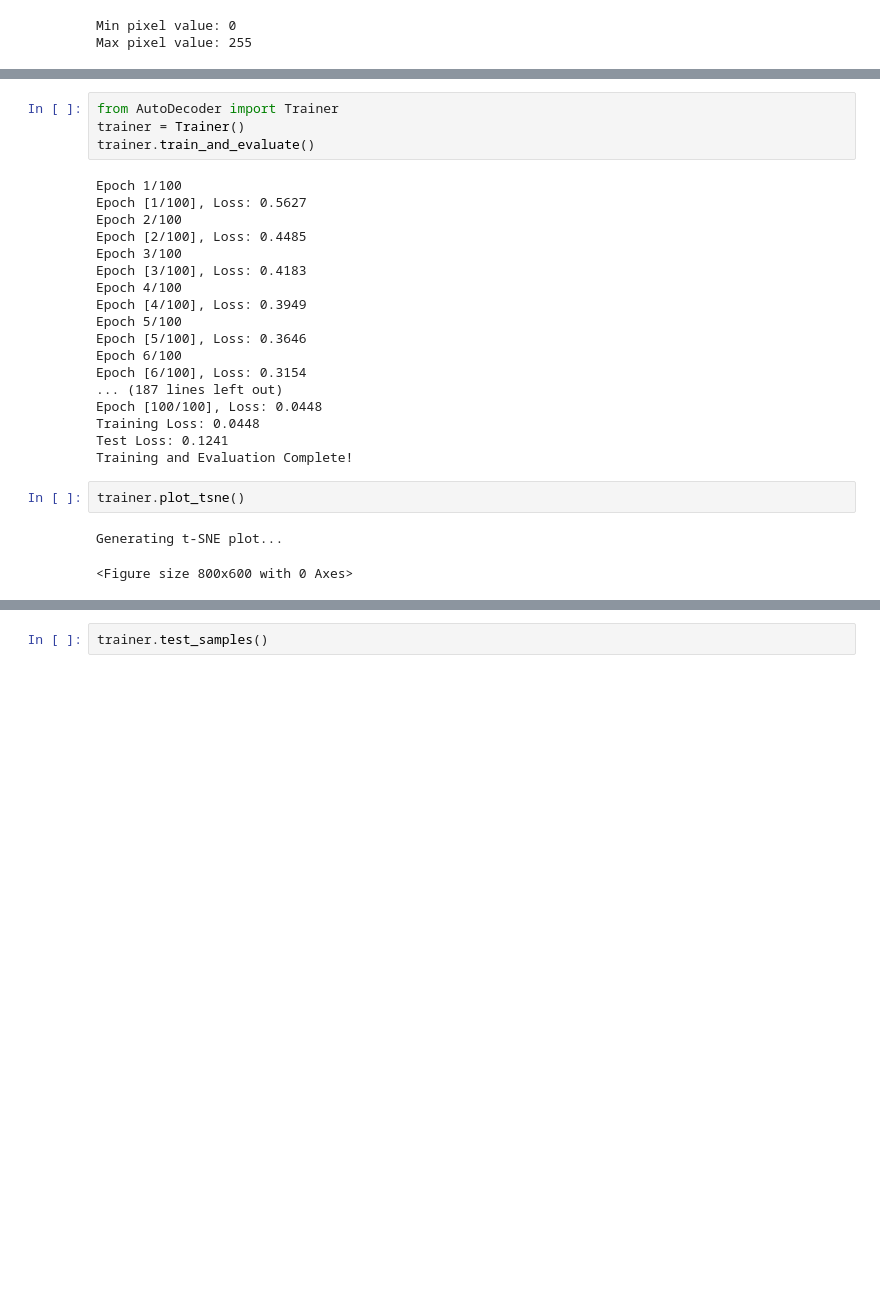
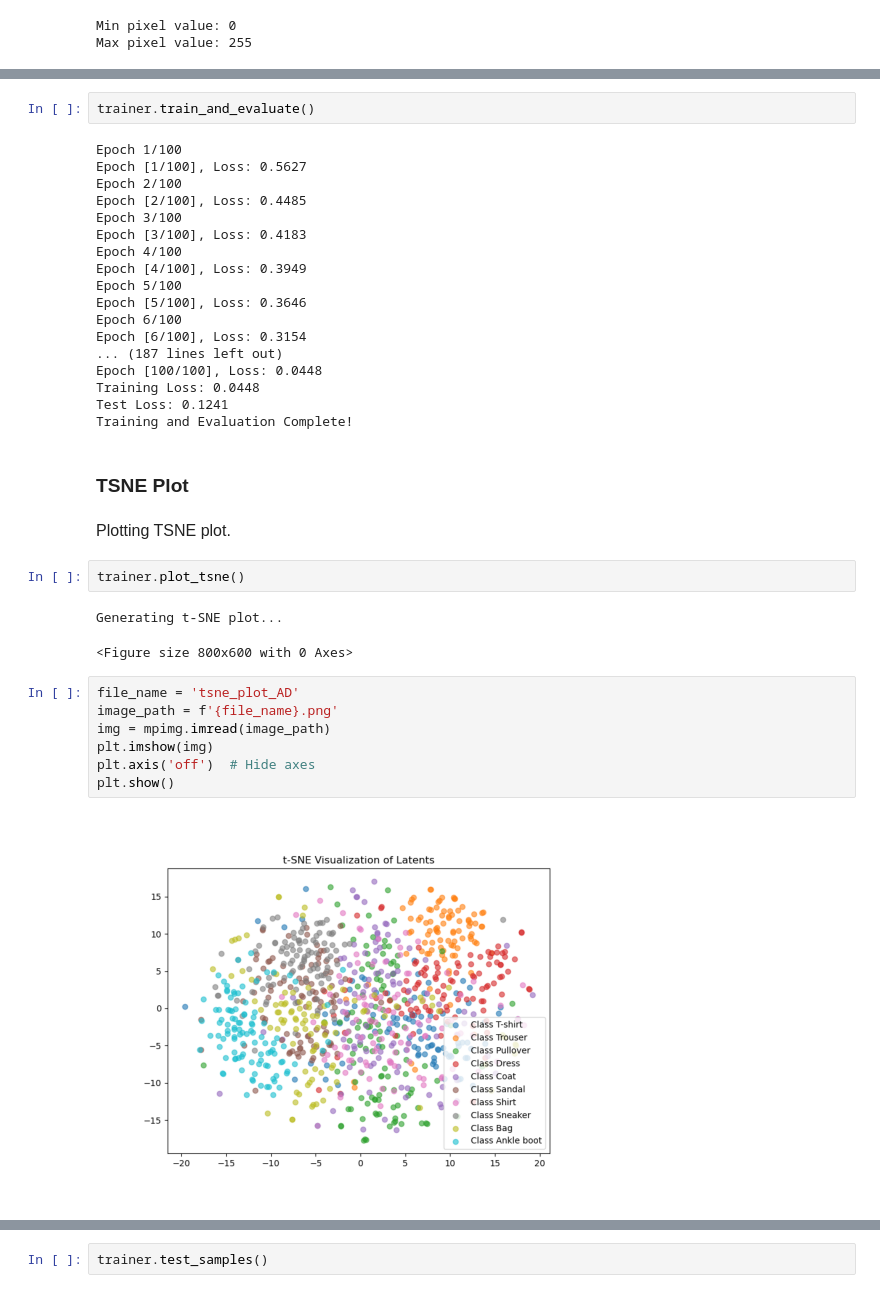
Before and after one commit to roiteichman/Deep-project, a Jupyter notebook: Project.ipynb, the cells around one changed output, grey strips where cells are left out. Cells and saved outputs as stored; diff of their text form; blank space fills up the shorter version.

```diff
--- a/Project.ipynb
+++ b/Project.ipynb
@@ -57,6 +151,4 @@ Max pixel value: 255
 # %%
-from AutoDecoder import Trainer
-trainer = Trainer()
 trainer.train_and_evaluate()
 # %% [output]
 Epoch 1/100
@@ -76,8 +168,21 @@ Epoch [100/100], Loss: 0.0448
 Training Loss: 0.0448
 Test Loss: 0.1241
 Training and Evaluation Complete!
+# %% [markdown]
+### TSNE Plot
+# %% [markdown]
+<p style="font-size:16px;">Plotting TSNE plot.</p>
 # %%
 trainer.plot_tsne()
 # %% [output]
 Generating t-SNE plot...
 <Figure size 800x600 with 0 Axes>
+# %%
+file_name = 'tsne_plot_AD'
+image_path = f'{file_name}.png'
+img = mpimg.imread(image_path)
+plt.imshow(img)
+plt.axis('off')  # Hide axes
+plt.show()
+# %% [output]
+[figure, added]
```
Also changed, not shown: parts of 53 cells of this notebook, 1 other file.
